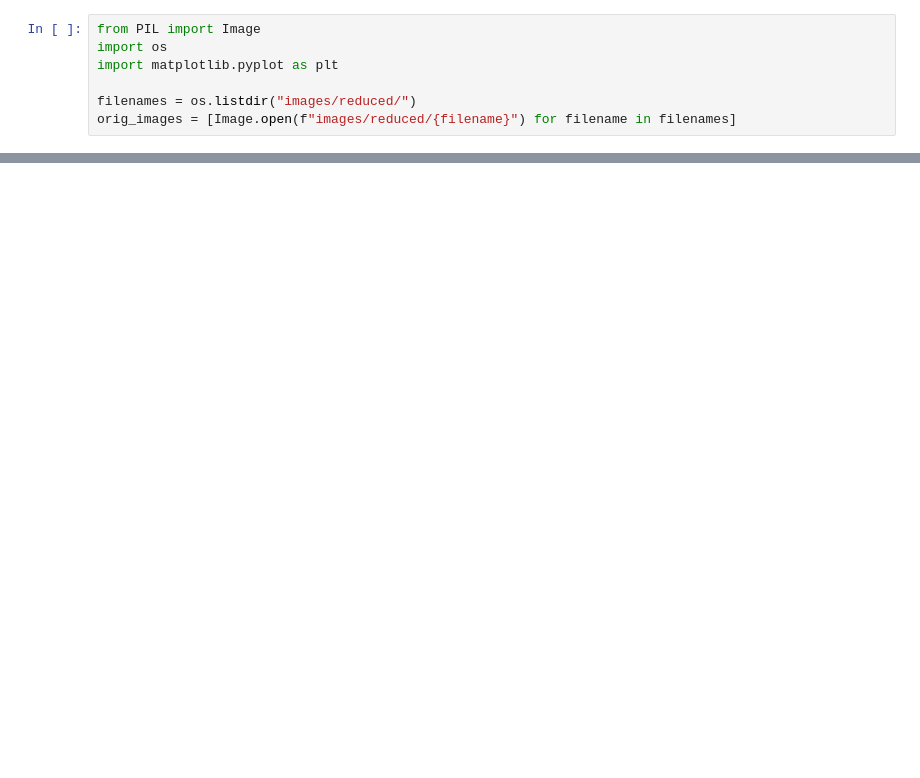
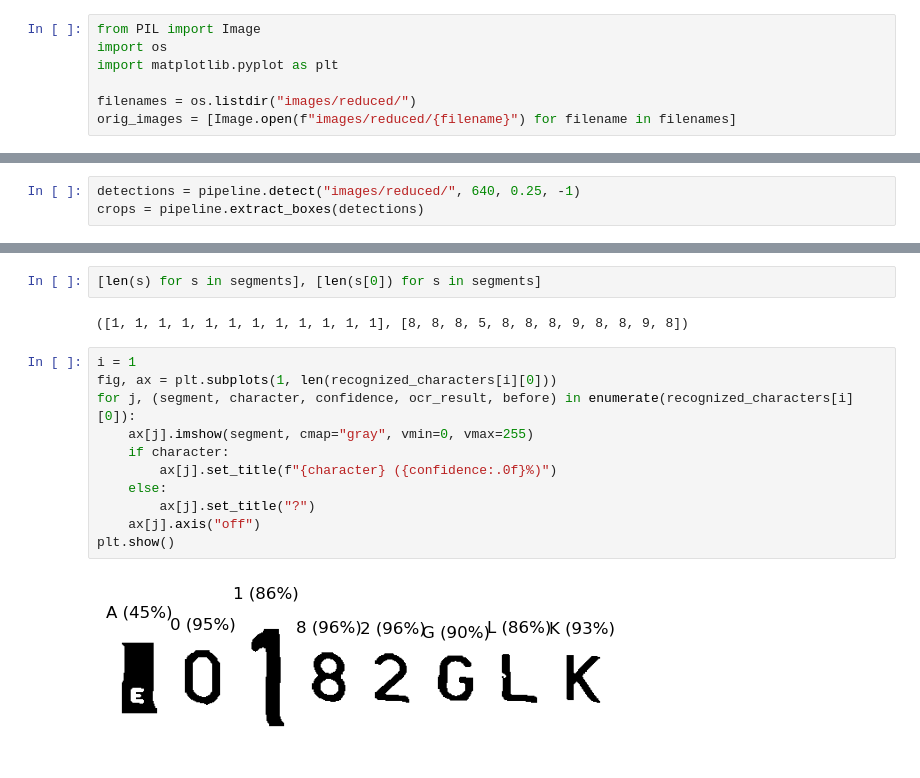
Before and after one commit to marinocom/ANPR-GIA, a Jupyter notebook: example.ipynb, the cells around one changed output, grey strips where cells are left out. Drawn from its saved outputs; the diff is of its cells as text; blank space fills up the shorter version.

Commit message:
Perform char recog with tesseract

```diff
--- a/example.ipynb
+++ b/example.ipynb
@@ -47,0 +50,3 @@ plt.show()
+# %%
+detections = pipeline.detect("images/reduced/", 640, 0.25, -1)
+crops = pipeline.extract_boxes(detections)
@@ -47,0 +237,17 @@ plt.show()
+# %%
+[len(s) for s in segments], [len(s[0]) for s in segments]
+# %% [output]
+([1, 1, 1, 1, 1, 1, 1, 1, 1, 1, 1, 1], [8, 8, 8, 5, 8, 8, 8, 9, 8, 8, 9, 8])
+# %%
+i = 1
+fig, ax = plt.subplots(1, len(recognized_characters[i][0]))
+for j, (segment, character, confidence, ocr_result, before) in enumerate(recognized_characters[i][0]):
+	ax[j].imshow(segment, cmap="gray", vmin=0, vmax=255)
+	if character:
+		ax[j].set_title(f"{character} ({confidence:.0f}%)")
+	else:
+		ax[j].set_title("?")
+	ax[j].axis("off")
+plt.show()
+# %% [output]
+[figure, added]
```
Also changed, not shown: parts of 9 cells of this notebook, 1 other file.
